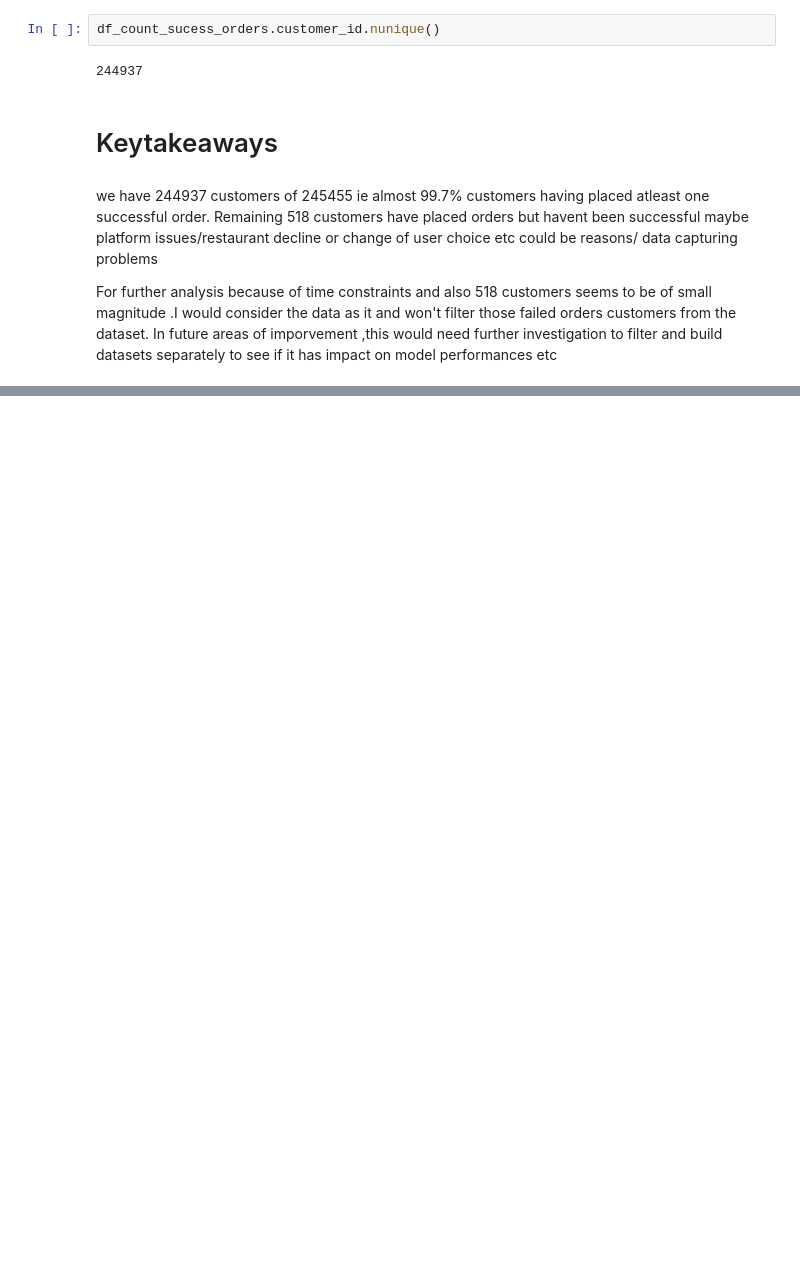
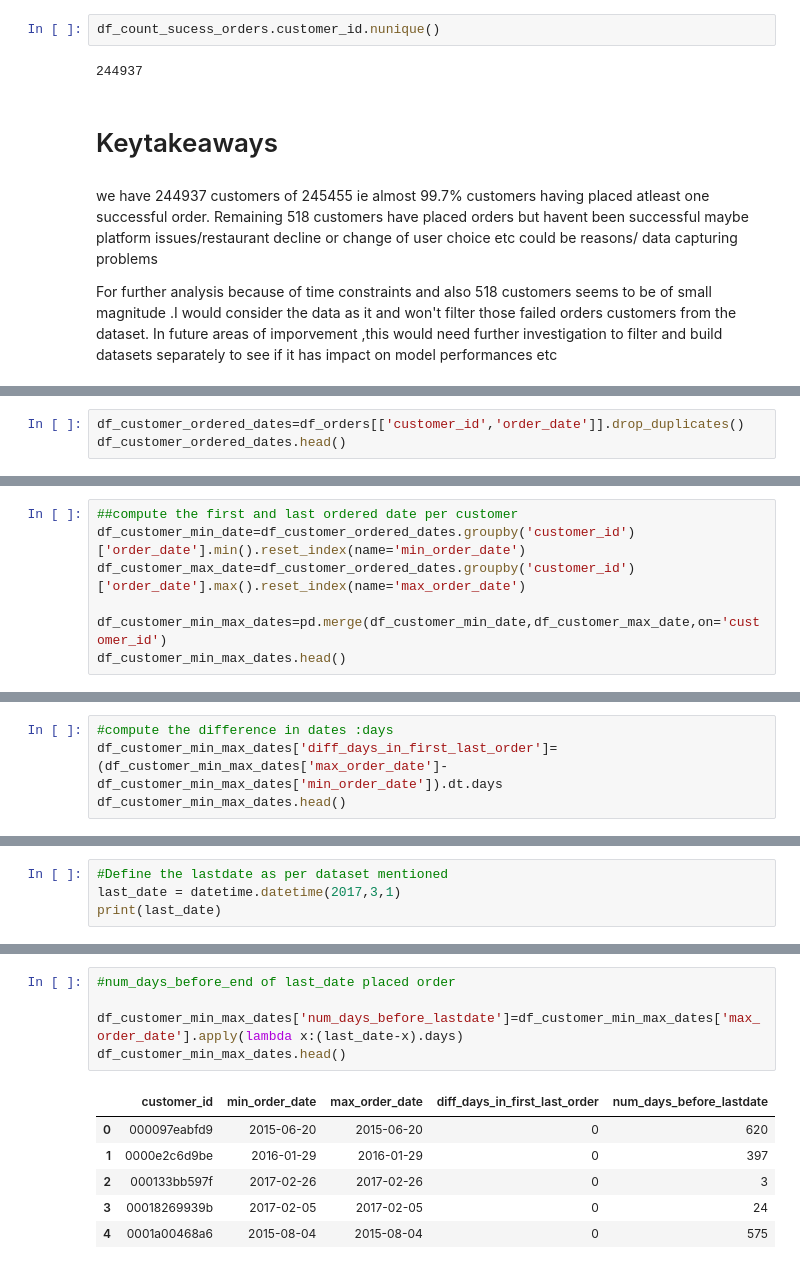
Before and after one commit to yh18190/chunautee_samna, a Jupyter notebook: DataPrep_Transformations.ipynb, the cells around one changed output, grey strips where cells are left out. Cells and saved outputs as stored; diff of their text form; blank space fills up the shorter version.

```diff
--- a/DataPrep_Transformations.ipynb
+++ b/DataPrep_Transformations.ipynb
@@ -257,0 +265,3 @@ In future areas of imporvement ,this would need further investigation to filter
+# %%
+df_customer_ordered_dates=df_orders[['customer_id','order_date']].drop_duplicates()
+df_customer_ordered_dates.head()
@@ -257,0 +275,7 @@ In future areas of imporvement ,this would need further investigation to filter
+# %%
+##compute the first and last ordered date per customer
+df_customer_min_date=df_customer_ordered_dates.groupby('customer_id')['order_date'].min().reset_index(name='min_order_date')
+df_customer_max_date=df_customer_ordered_dates.groupby('customer_id')['order_date'].max().reset_index(name='max_order_date')
+
+df_customer_min_max_dates=pd.merge(df_customer_min_date,df_customer_max_date,on='customer_id')
+df_customer_min_max_dates.head()
@@ -257,0 +289,4 @@ In future areas of imporvement ,this would need further investigation to filter
+# %%
+#compute the difference in dates :days
+df_customer_min_max_dates['diff_days_in_first_last_order']=(df_customer_min_max_dates['max_order_date']-df_customer_min_max_dates['min_order_date']).dt.days
+df_customer_min_max_dates.head()
@@ -257,0 +321,4 @@ In future areas of imporvement ,this would need further investigation to filter
+# %%
+#Define the lastdate as per dataset mentioned
+last_date = datetime.datetime(2017,3,1)
+print(last_date)
@@ -257,0 +327,12 @@ In future areas of imporvement ,this would need further investigation to filter
+# %%
+#num_days_before_end of last_date placed order
+
+df_customer_min_max_dates['num_days_before_lastdate']=df_customer_min_max_dates['max_order_date'].apply(lambda x:(last_date-x).days)
+df_customer_min_max_dates.head()
+# %% [output]
+|  | customer_id | min_order_date | max_order_date | diff_days_in_first_last_order | num_days_before_lastdate |
+| 0 | 000097eabfd9 | 2015-06-20 | 2015-06-20 | 0 | 620 |
+| 1 | 0000e2c6d9be | 2016-01-29 | 2016-01-29 | 0 | 397 |
+| 2 | 000133bb597f | 2017-02-26 | 2017-02-26 | 0 | 3 |
+| 3 | 00018269939b | 2017-02-05 | 2017-02-05 | 0 | 24 |
+| 4 | 0001a00468a6 | 2015-08-04 | 2015-08-04 | 0 | 575 |
```
Also changed, not shown: parts of 13 cells of this notebook.
